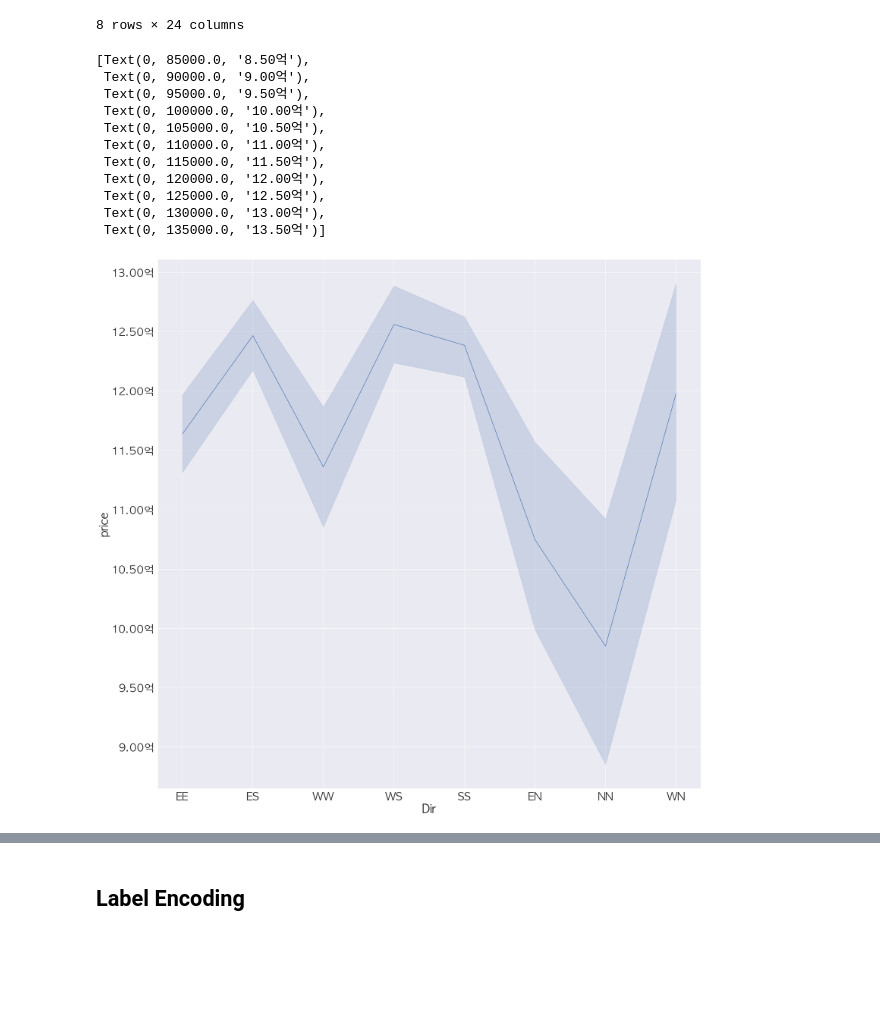
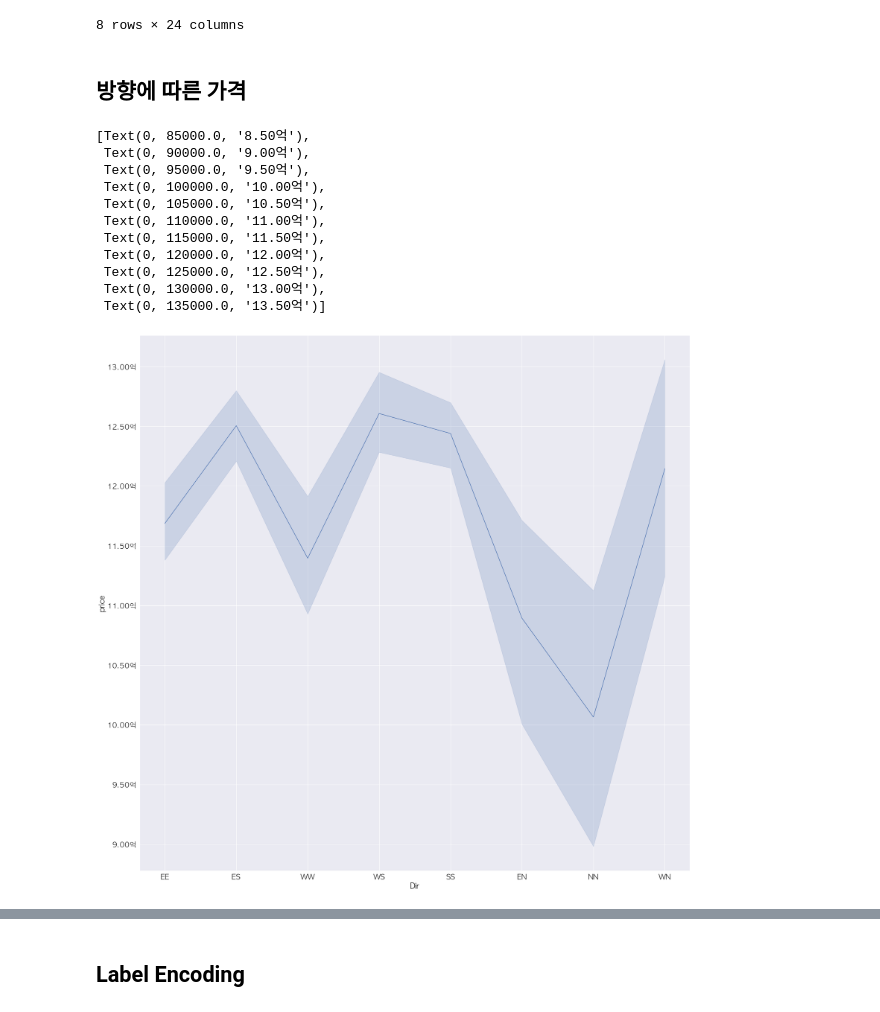
Before and after one commit to ByungJin-Lee/NaverRealEstateHavester, a Jupyter notebook: Preprocessing.ipynb, the cells around one changed output, grey strips where cells are left out. Cells and saved outputs as stored; diff of their text form; code cells hidden in the pictures; blank space fills up the shorter version.

```diff
--- a/Preprocessing.ipynb
+++ b/Preprocessing.ipynb
@@ -176,22 +180,27 @@ dir_df.describe()
 | WS | 1784.0 | 98.036435 | 34.171491 | 16.0 | 81.0 | 104.0 | 110.0 | 336.0 | 1784.0 | ... |
 | WW | 821.0 | 90.814860 | 37.204803 | 16.0 | 73.0 | 100.0 | 109.0 | 261.0 | 821.0 | ... |
 8 rows × 24 columns
+# %% [markdown]
+## 방향에 따른 가격
 # %%
-sns.set(font_scale = 3)
+sns.set(font_scale = 2)
 plt.rcParams['font.family'] = 'AppleGothic'
 ax = sns.lineplot(x='Dir', y = label, data=pre_df)
 ylabels = ['{:.2f}'.format(x) + '억' for x in ax.get_yticks() / 10000]
+#remove '구'
+# xlabels = [x for x in ax.get_xticks()]
+# ax.set_xticklabels(xlabels)
 ax.set_yticklabels(ylabels)
 # %% [output]
 [Text(0, 85000.0, '8.50억'),
  Text(0, 90000.0, '9.00억'),
  Text(0, 95000.0, '9.50억'),
  Text(0, 100000.0, '10.00억'),
  Text(0, 105000.0, '10.50억'),
  Text(0, 110000.0, '11.00억'),
  Text(0, 115000.0, '11.50억'),
  Text(0, 120000.0, '12.00억'),
  Text(0, 125000.0, '12.50억'),
  Text(0, 130000.0, '13.00억'),
  Text(0, 135000.0, '13.50억')]
-[figure, old version]
+[figure, new version]
```
Also changed, not shown: parts of 6 cells of this notebook, 2 other files.
